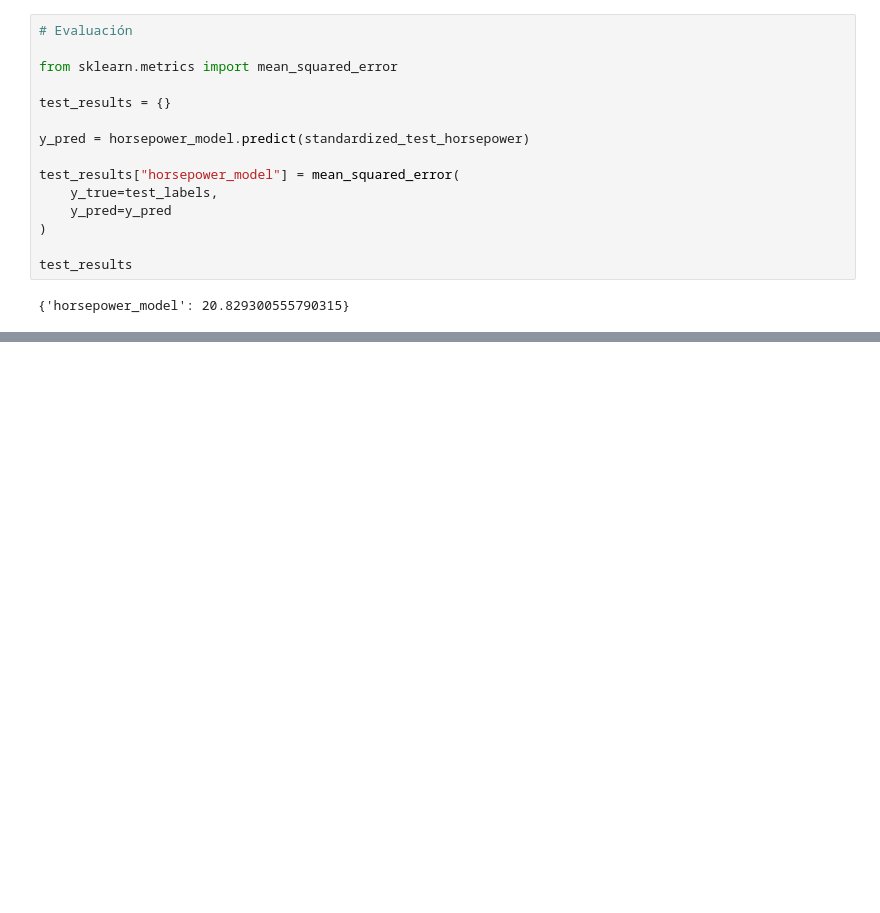
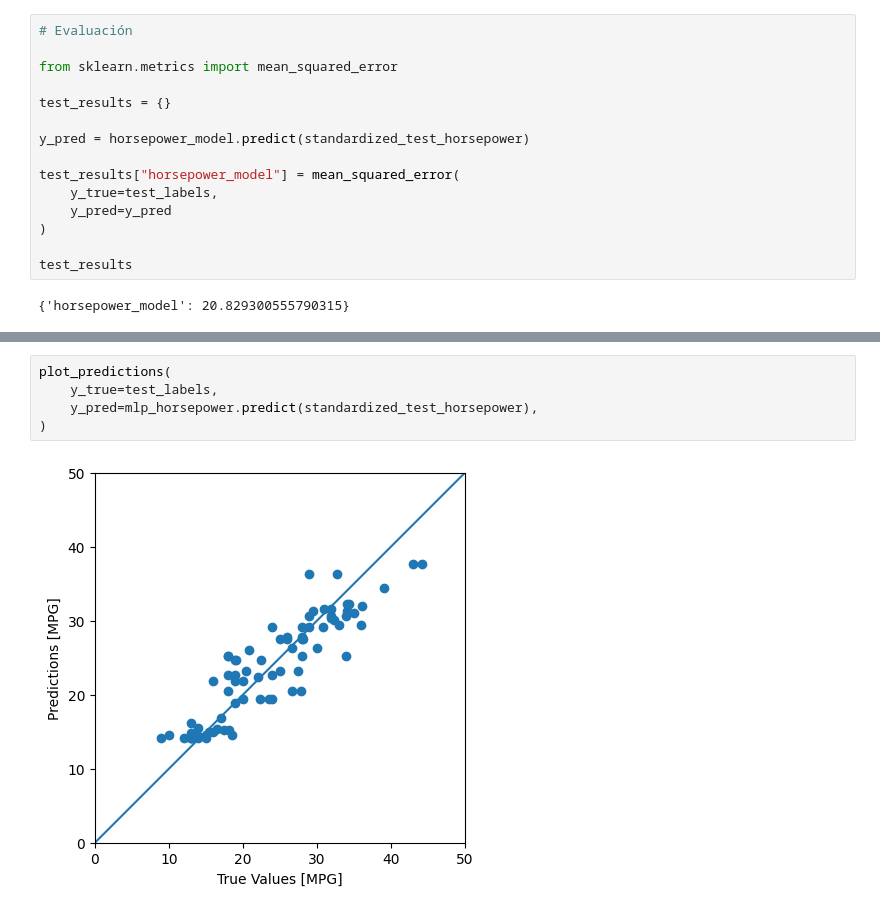
Before and after one commit to 2026-2-predictiva/std-johan-ramirez-marin, a Jupyter notebook: PRE_02_regresion_basica/notebooks/notebook.ipynb, the cells around one changed output, grey strips where cells are left out. Drawn from its saved outputs; the diff is of its cells as text; blank space fills up the shorter version.

```diff
--- a/PRE_02_regresion_basica/notebooks/notebook.ipynb
+++ b/PRE_02_regresion_basica/notebooks/notebook.ipynb
@@ -244,0 +341,7 @@ test_results
+# %%
+plot_predictions(
+    y_true=test_labels,
+    y_pred=mlp_horsepower.predict(standardized_test_horsepower),
+)
+# %% [output]
+[figure, added]
```
Also changed, not shown: parts of 16 cells of this notebook, 2 other files.
